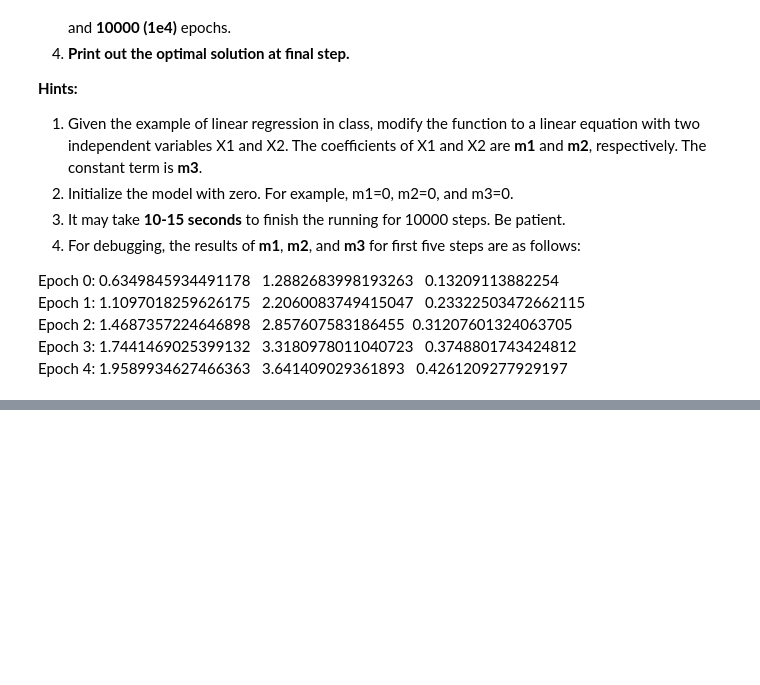
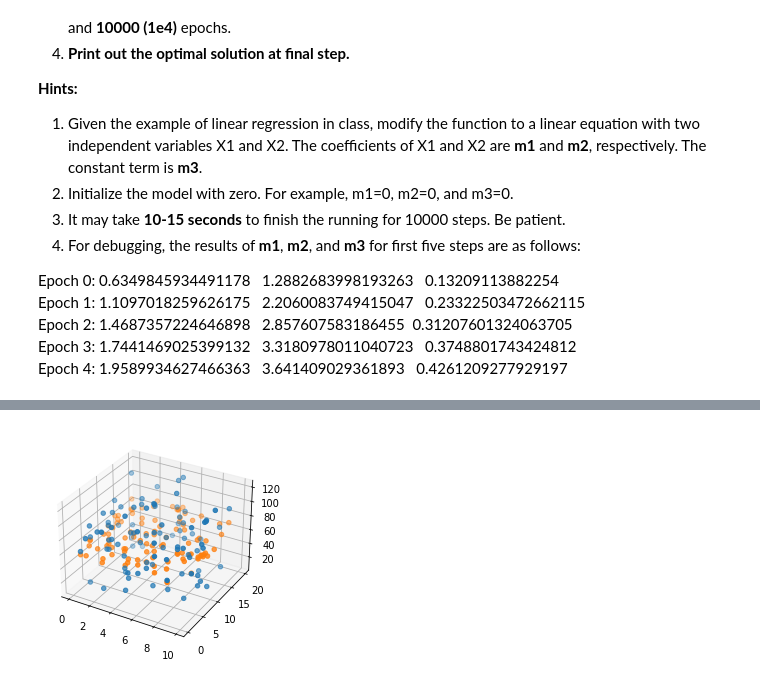
Before and after one commit to NChitty/CAP4630, a Jupyter notebook: hw1/Homework_01.ipynb, the cells around one changed output, grey strips where cells are left out. Cells and saved outputs as stored; diff of their text form; code cells hidden in the pictures; blank space fills up the shorter version.

```diff
--- a/hw1/Homework_01.ipynb
+++ b/hw1/Homework_01.ipynb
@@ -165,0 +195,21 @@ Epoch 4: 1.9589934627466363 &nbsp; 3.641409029361893  &nbsp; 0.4261209277929197
+# %%
+# Building the model with the example illustrated in class
+# Linear model : m1X1 + m2X2 + m3
+m1 = 0
+m2 = 0
+m3 = 0
+
+L_linear = 1e-3
+epochs_linear = 10000
+
+n_linear = float(len(X1))
+
+for i in range(epochs_linear):
+    Y_linear_pred = m1*X1 + m2*X2 + m3 # the current prediction of Y
+    D_m1 = (-2/n) * sum(X1 * (Y_linear-Y_linear_pred)) # derivative wrt a
+    D_m2 = (-2/n) * sum(X2 * (Y_linear-Y_linear_pred)) # derivative of loss function wrt b
+    D_m3 = (-2/n) * sum(Y_linear-Y_linear_pred) # derivative of loss function wrt c
+    m1 -= L_linear*D_m1
+    m2 -= L_linear*D_m2
+    m3 -= L_linear*D_m3
+    print(f'Epoch {i}: {m1} {m2} {m3}')
@@ -181,0 +248,11 @@ Derive prediction function and generate estmated results. **(10 Points)**
+# %%
+# Generate prediction graphs here
+Y_linear_pred = m1 * X1 + m2 * X2 + m3
+
+fig = plt.figure()
+ax = fig.add_subplot(111, projection='3d')
+ax.scatter(X1, X2, Y_linear)
+ax.scatter(X1, X2, Y_linear_pred)
+plt.show()
+# %% [output]
+[figure, added]
```
Also changed, not shown: parts of 8 cells of this notebook.
